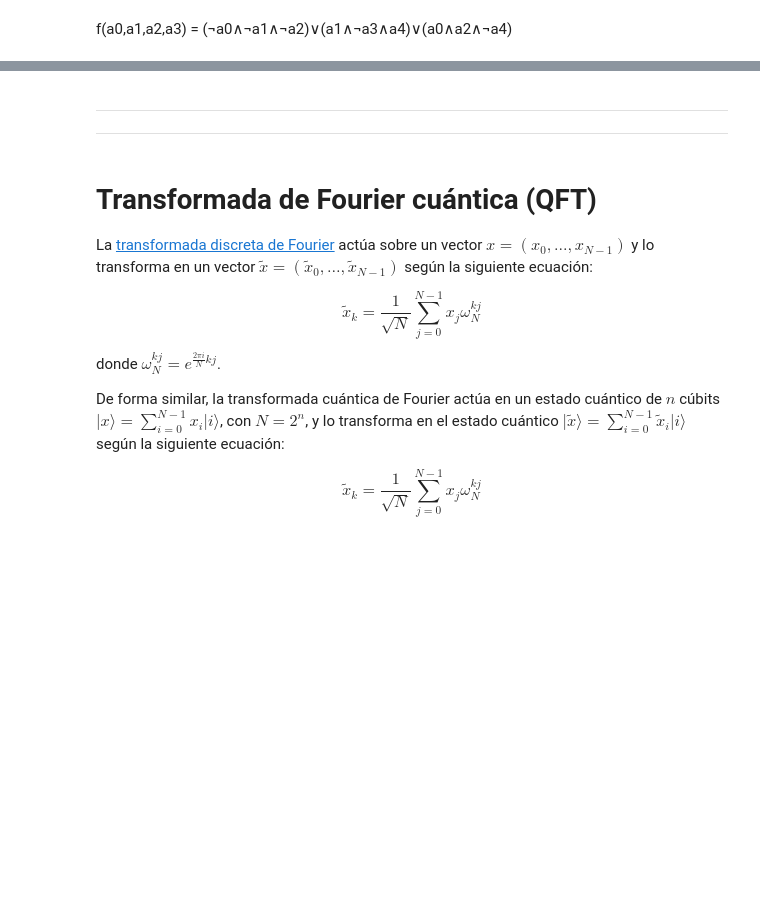
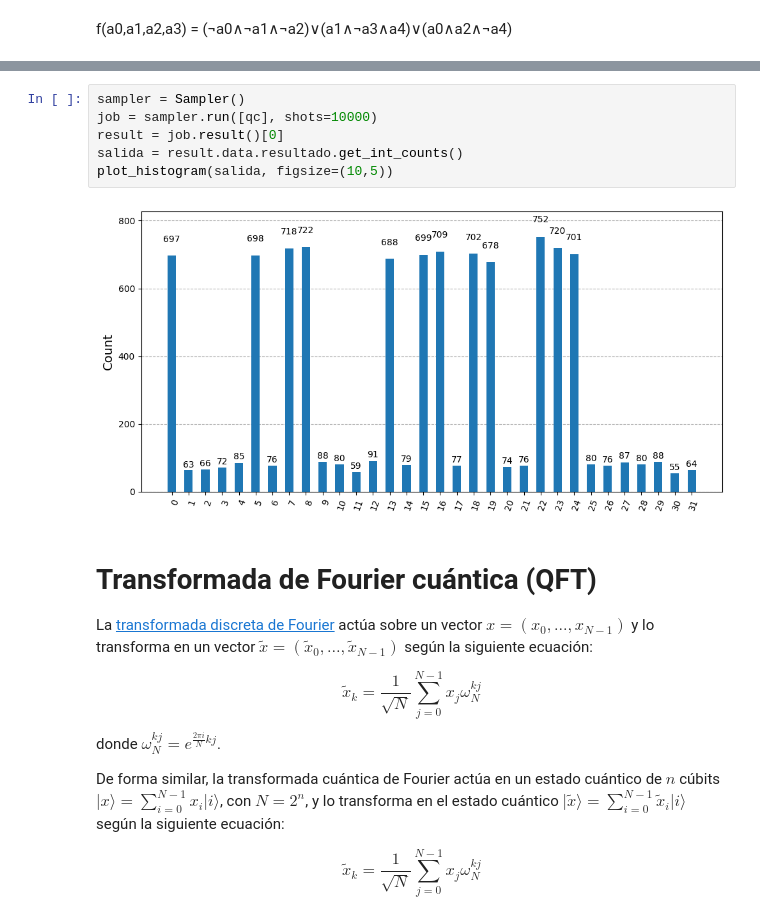
Before and after one commit to mateofra/CUANTICA, a Jupyter notebook: 03. Algoritmos cuánticos clásicos.ipynb, the cells around one changed output, grey strips where cells are left out. Cells and saved outputs as stored; diff of their text form; blank space fills up the shorter version.

```diff
--- a/03. Algoritmos cuánticos clásicos.ipynb
+++ b/03. Algoritmos cuánticos clásicos.ipynb
@@ -1541,11 +1360,11 @@ Número de iteraciones ideal = 4
-# %% [markdown]
-
-
----
-
-
-
----
+# %%
+sampler = Sampler()
+job = sampler.run([qc], shots=10000)
+result = job.result()[0]
+salida = result.data.resultado.get_int_counts()
+plot_histogram(salida, figsize=(10,5))
+# %% [output]
+[figure, added]
 # %% [markdown]
 # **Transformada de Fourier cuántica (QFT)** <a name="qft"></a>
 
```
Also changed, not shown: parts of 20 cells of this notebook.
